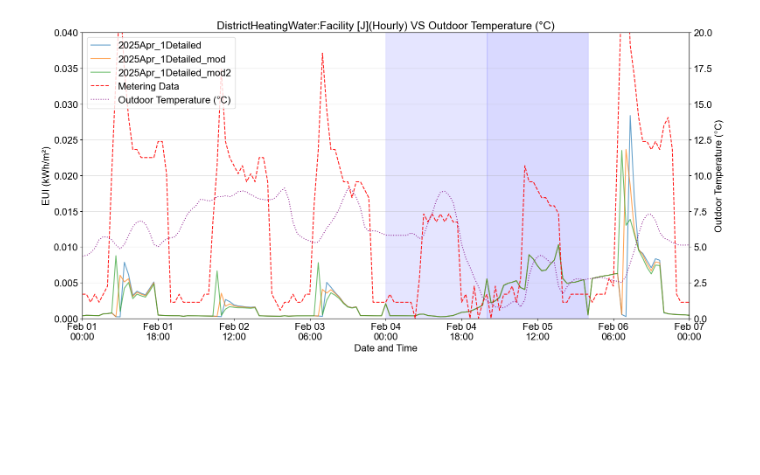
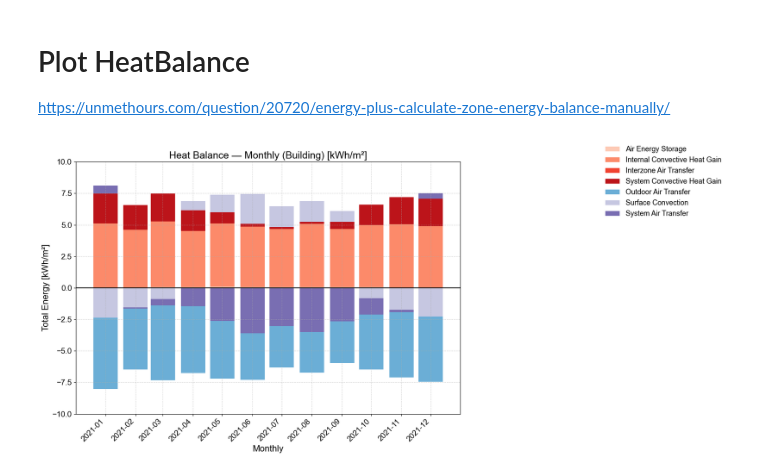
Before and after one commit to RuiBoGithub/eplus_heat_balance, a Jupyter notebook: Test.ipynb, the cells around one changed output. Drawn from its saved outputs; the diff is of its cells as text; code cells hidden in the pictures; blank space fills up the shorter version.

Commit message:
first commit-n

```diff
--- a/Test.ipynb
+++ b/Test.ipynb
@@ -23,16 +17,0 @@ Output Folder: /Users/rui.bo/Downloads/_Sub_/1
-# %%
-import pandas as pd
-import matplotlib.pyplot as plt
-from matplotlib.dates import DateFormatter
-import os
-plt.rcParams.update({
-    'font.family': 'Arial',          # Set font to Arial
-    'font.size': 14,                 # Default font size
-    'axes.titlesize': 18,            # Title font size
-    'axes.labelsize': 16,            # X and Y labels font size
-    'xtick.labelsize': 16,           # X-axis tick labels font size
-    'ytick.labelsize': 16,           # Y-axis tick labels font size
-    'legend.fontsize': 16,           # Legend font size
-    'legend.title_fontsize': 14,     # Legend title font size
-    'figure.titlesize': 20           # Figure title font size (if using plt.suptitle)
-})
@@ -187,21 +18,29 @@ def profiling(parent_folder, start_date, end_date, energy_columns, metering_file
-# %%
-if __name__ == "__main__":
-    profiling(
-        parent_folder="2025-Apr-Group/Group1: HVAC-Detailed",
-        start_date='2023-02-01',
-        end_date='2023-02-07',
-        energy_columns=['DistrictHeatingWater:Facility [J](Hourly)'],
-        metering_file="/Users/rui.bo/Downloads/Statistics/BldgBC/Metering.csv",
-        metering_column="Main Heating",
-        num_ticks=9,
-        area=8894,
-        aux_column="T_out",  # auxiliary data
-        aux_label="Outdoor Temperature (°C)",
-        aux_color="purple",
-        aux_scale=1.0,
-        aux_linestyle=":",
-        aux_alpha=0.8,
-        holidays=None
-        )
-# %% [output]
-[figure, removed]
+# %% [markdown]
+# Plot HeatBalance
+https://unmethours.com/question/20720/energy-plus-calculate-zone-energy-balance-manually/
+# %%
+%matplotlib inline
+
+import pandas as pd
+from _pltReIDF import load_long, compute_aggs, get_df, plot_heat_balance
+
+# If you have zone areas, load them as:
+# areas = pd.read_csv("areas.csv")  # columns: Zone, Area_m2
+areas = None  # optional
+eplusout_path = "../_base/idf/HVACDetailed-Jul/eplusout.csv"
+long_df = load_long(eplusout_path, assume_year=2021, areas_df=areas)
+aggs = compute_aggs(long_df)  # monthly/yearly, building/zonetype/zone in Wh
+# %%
+
+df_bldg_m = get_df(
+    aggs, scale="monthly", scope="building",
+    units="kWh", per_m2=True, total_area=8894,
+    long_df_for_area=long_df
+)
+
+# Show monthly totals for first few months
+df_bldg_m
+plot_heat_balance(df_bldg_m, scale="monthly", scope="building",ylim_abs=10,
+                  units="kWh", per_m2=True, show_net=False)
+# %% [output]
+[figure, added]
```
Also changed, not shown: parts of 7 cells of this notebook, 2 other files.
